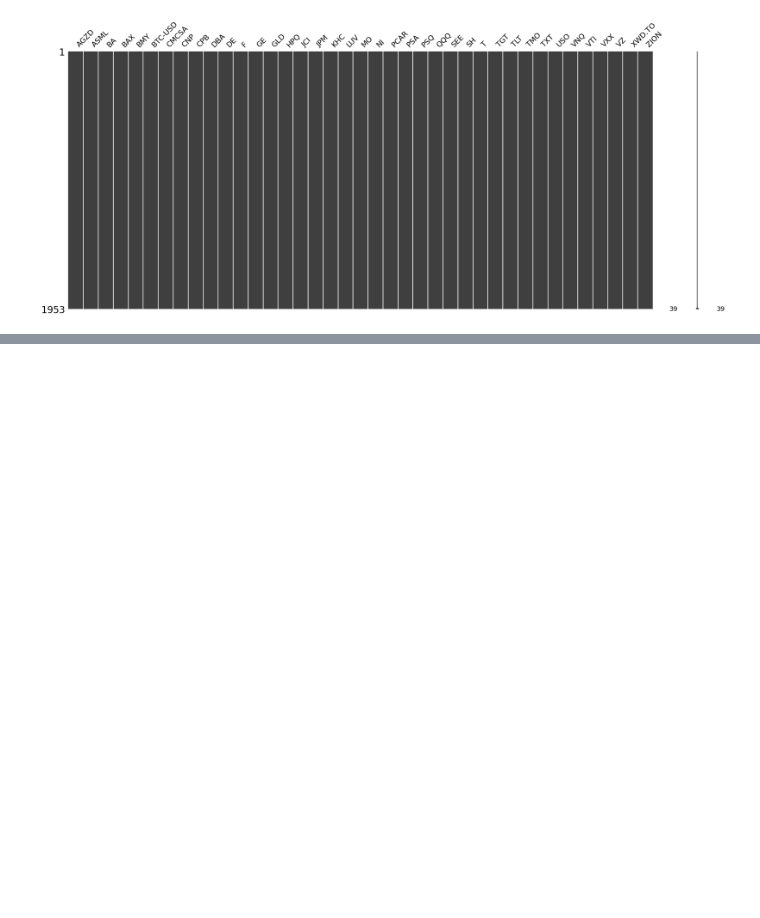
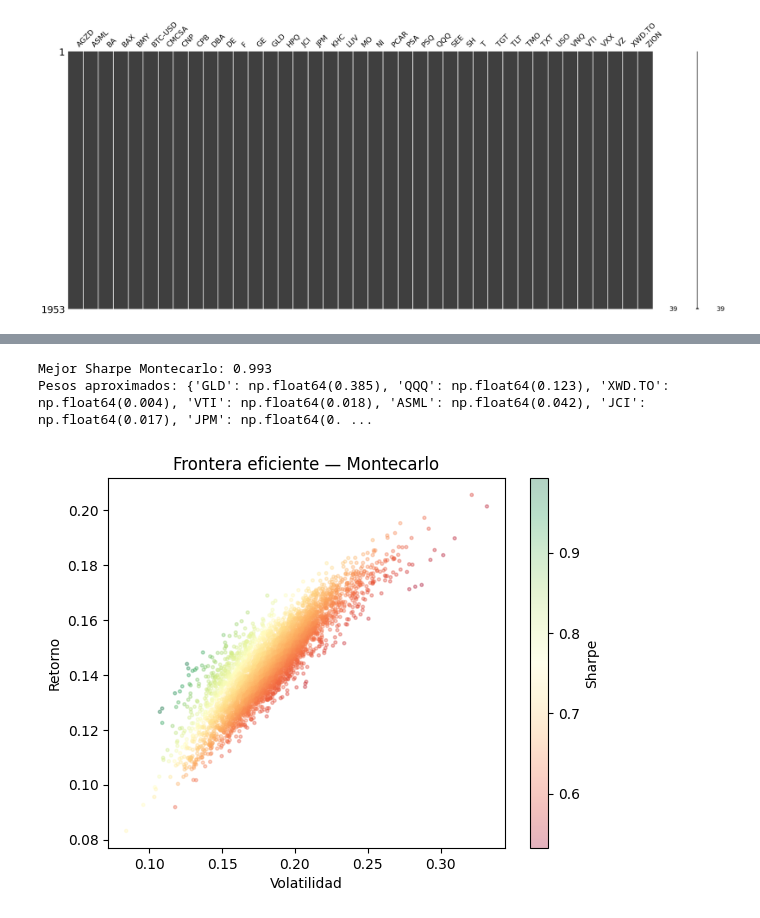
Before and after one commit to alfonso-santos/microcredencial-carteras-python, a Jupyter notebook: Examen_Prueba.ipynb, the cells around one changed output, grey strips where cells are left out. Drawn from its saved outputs; the diff is of its cells as text; code cells hidden in the pictures; blank space fills up the shorter version.

```diff
--- a/Examen_Prueba.ipynb
+++ b/Examen_Prueba.ipynb
@@ -309,0 +335,2 @@ def analizar_activos(ret,ret_rf):
+# %%
+stats = analisis(ret_data)
@@ -309,0 +355,9 @@ def analizar_activos(ret,ret_rf):
+# %%
+T = len(ret_data)
+for i in range(4):
+    sub = ret_data.iloc[i*T//4 : (i+1)*T//4]
+    ret = sub.mean().mean() * 252
+    vol = sub.std().mean() * np.sqrt(252)
+    sh  = (ret - rf) / vol
+    print(f"Cuarto {i+1}  [{sub.index[0].date()} → {sub.index[-1].date()}]"
+          f"  Ret={ret*100:.1f}%  Vol={vol*100:.1f}%  Sharpe={sh:.2f}")
@@ -309,0 +385,36 @@ def analizar_activos(ret,ret_rf):
+# %%
+# Sobre los 10-15 activos preseleccionados
+activos_seleccionados = stats.head(15).index.tolist()
+ret_sel = ret_data[activos_seleccionados]
+n = len(activos_seleccionados)
+
+resultados = {'ret': [], 'vol': [], 'sharpe': [], 'pesos': []}
+
+for _ in range(5000):
+    w = np.random.dirichlet(np.ones(n))   # pesos aleatorios que suman 1
+    r_port = ret_sel @ w
+    ret_a  = r_port.mean() * 252
+    vol_a  = r_port.std()  * np.sqrt(252)
+    sh     = (ret_a - rf) / vol_a
+    resultados['ret'].append(ret_a)
+    resultados['vol'].append(vol_a)
+    resultados['sharpe'].append(sh)
+    resultados['pesos'].append(w)
+
+# La cartera de mayor Sharpe entre las 5000 aleatorias
+idx_mejor = np.argmax(resultados['sharpe'])
+print("Mejor Sharpe Montecarlo:", round(resultados['sharpe'][idx_mejor], 3))
+print("Pesos aproximados:", dict(zip(activos_seleccionados,
+      resultados['pesos'][idx_mejor].round(3))))
+
+# Visualizar frontera (Tema 3)
+plt.scatter(resultados['vol'], resultados['ret'],
+            c=resultados['sharpe'], cmap='RdYlGn', alpha=0.3, s=5)
+plt.colorbar(label='Sharpe')
+plt.xlabel('Volatilidad'); plt.ylabel('Retorno')
+plt.title('Frontera eficiente — Montecarlo')
+plt.show()
+# %% [output]
+Mejor Sharpe Montecarlo: 0.993
+Pesos aproximados: {'GLD': np.float64(0.385), 'QQQ': np.float64(0.123), 'XWD.TO': np.float64(0.004), 'VTI': np.float64(0.018), 'ASML': np.float64(0.042), 'JCI': np.float64(0.017), 'JPM': np.float64(0. ...
+[figure, added]
```
Also changed, not shown: parts of 19 cells of this notebook.
